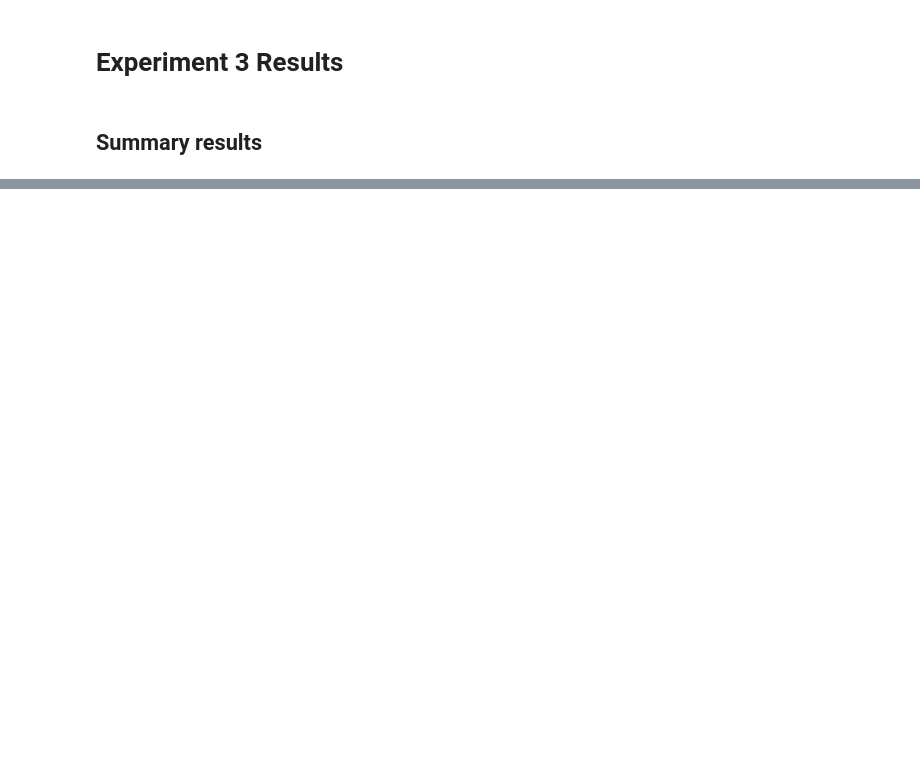
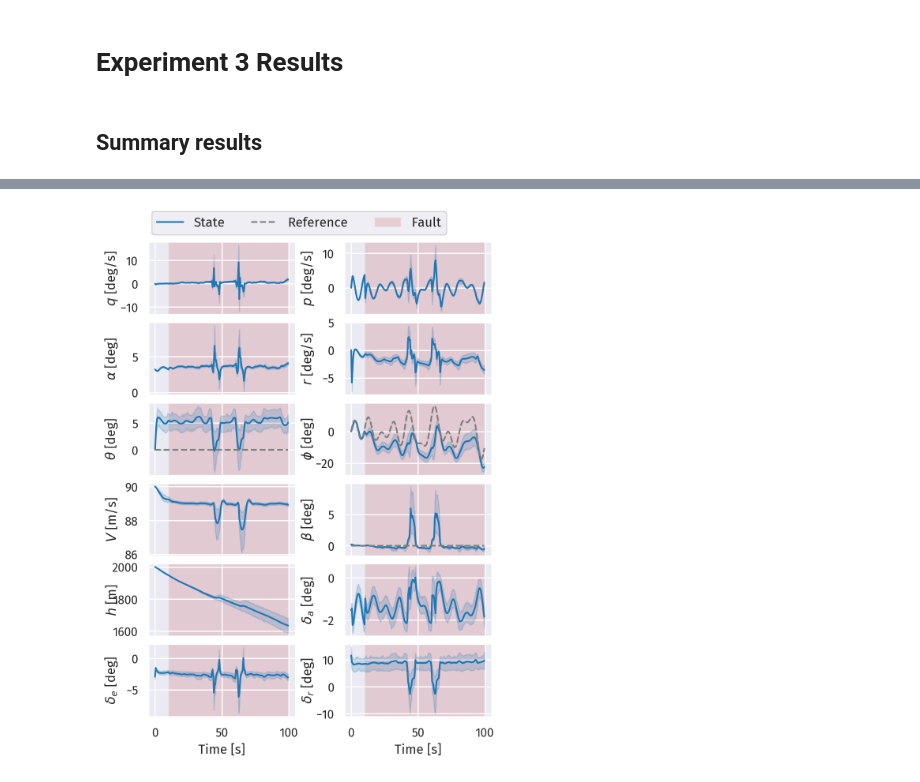
Before and after one commit to iamlucasvieira/HybridRL-FlightControl, a Jupyter notebook: src/results/notebooks/exp3_fault.ipynb, the cells around one changed output, grey strips where cells are left out. Cells and saved outputs as stored; diff of their text form; code cells hidden in the pictures; blank space fills up the shorter version.

```diff
--- a/src/results/notebooks/exp3_fault.ipynb
+++ b/src/results/notebooks/exp3_fault.ipynb
@@ -121,0 +98,20 @@ style(font={'family': 'Fira Sans, Helvetica, Arial, sans-serif', 'color': '#3333
+# %%
+df_sac_eval_da = wandb2df(pd.read_csv(Path().data / 'exp3_sac_eval_da.csv'), "eval/step")
+df_sac_eval_states_da = wandb2df(pd.read_csv(Path().data / 'exp3_sac_eval_states_da.csv'), "citation_states/step")
+df_sac_online_da = wandb2df(pd.read_csv(Path().data / 'exp3_sac_online_da.csv'), "online/step")
+df_sac_online_states_da = wandb2df(pd.read_csv(Path().data / 'exp3_sac_online_states_da.csv'), "online_states/step")
+
+df_dsac_eval_da = wandb2df(pd.read_csv(Path().data / 'exp3_dsac_eval_da.csv'), "eval/step")
+df_dsac_eval_states_da = wandb2df(pd.read_csv(Path().data / 'exp3_dsac_eval_states_da.csv'), "citation_states/step")
+df_dsac_online_da = wandb2df(pd.read_csv(Path().data / 'exp3_dsac_online_da.csv'), "online/step")
+df_dsac_online_da.rename(columns={"action_da": "da", "action_dr": "dr", "action_de": "de"}, inplace=True)
+df_dsac_online_states_da = wandb2df(pd.read_csv(Path().data / 'exp3_dsac_online_states_da.csv'), "online_states/step")
+# %%
+df_track, df_states = get_track_and_states_df(df_dsac_da_summary, df_dsac_eval_da, df_dsac_eval_states_da)
+fig, ax = plot_states(df_track, df_states, with_legend=False)
+plot_fault_shadow(fig, ax)
+
+if False:
+    plt.savefig(Path().paper_figures / 'exp3_dsac_only_da.pdf', bbox_inches='tight')
+# %% [output]
+[figure, added]
```
Also changed, not shown: parts of 25 cells of this notebook, 47 other files.
